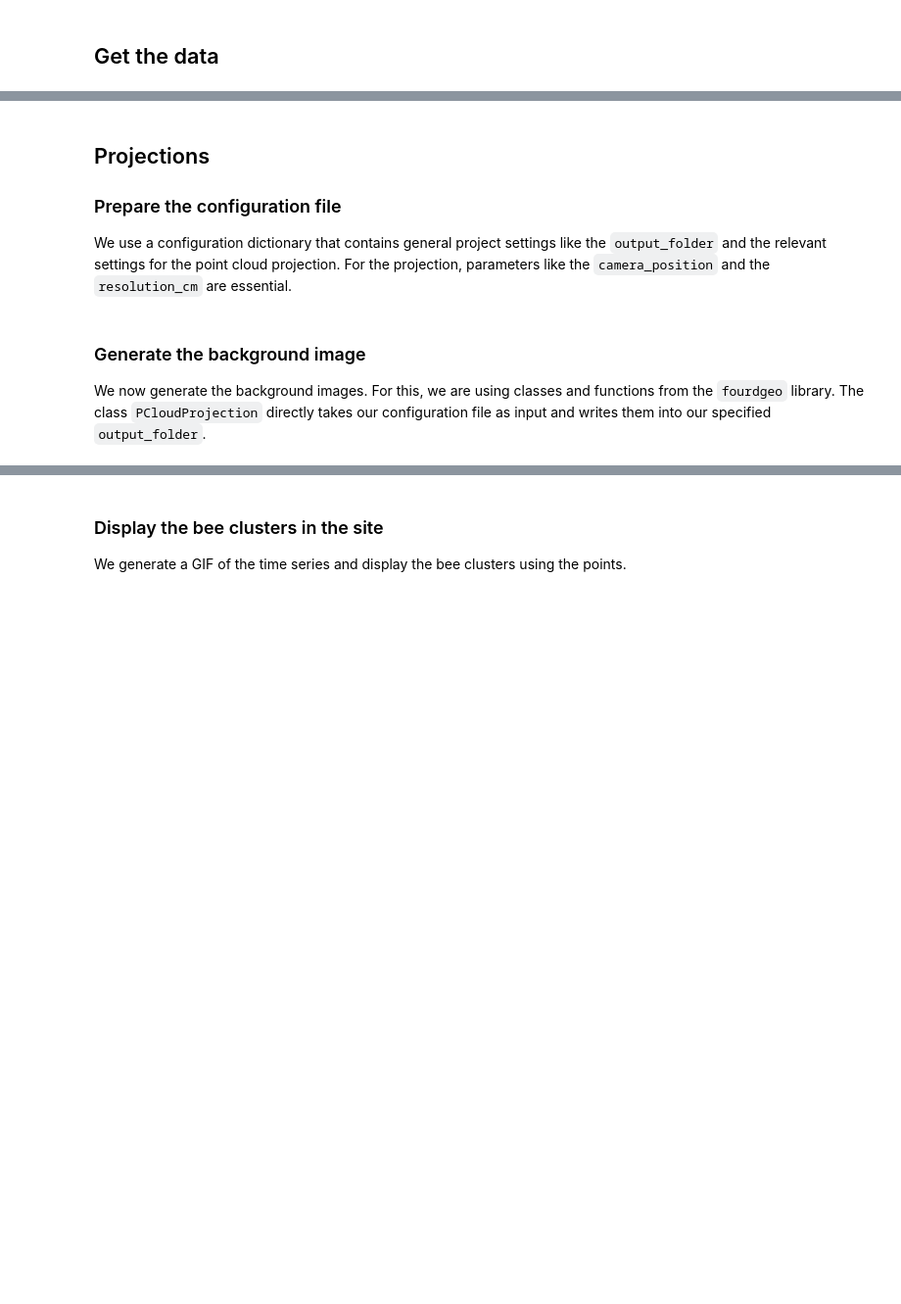
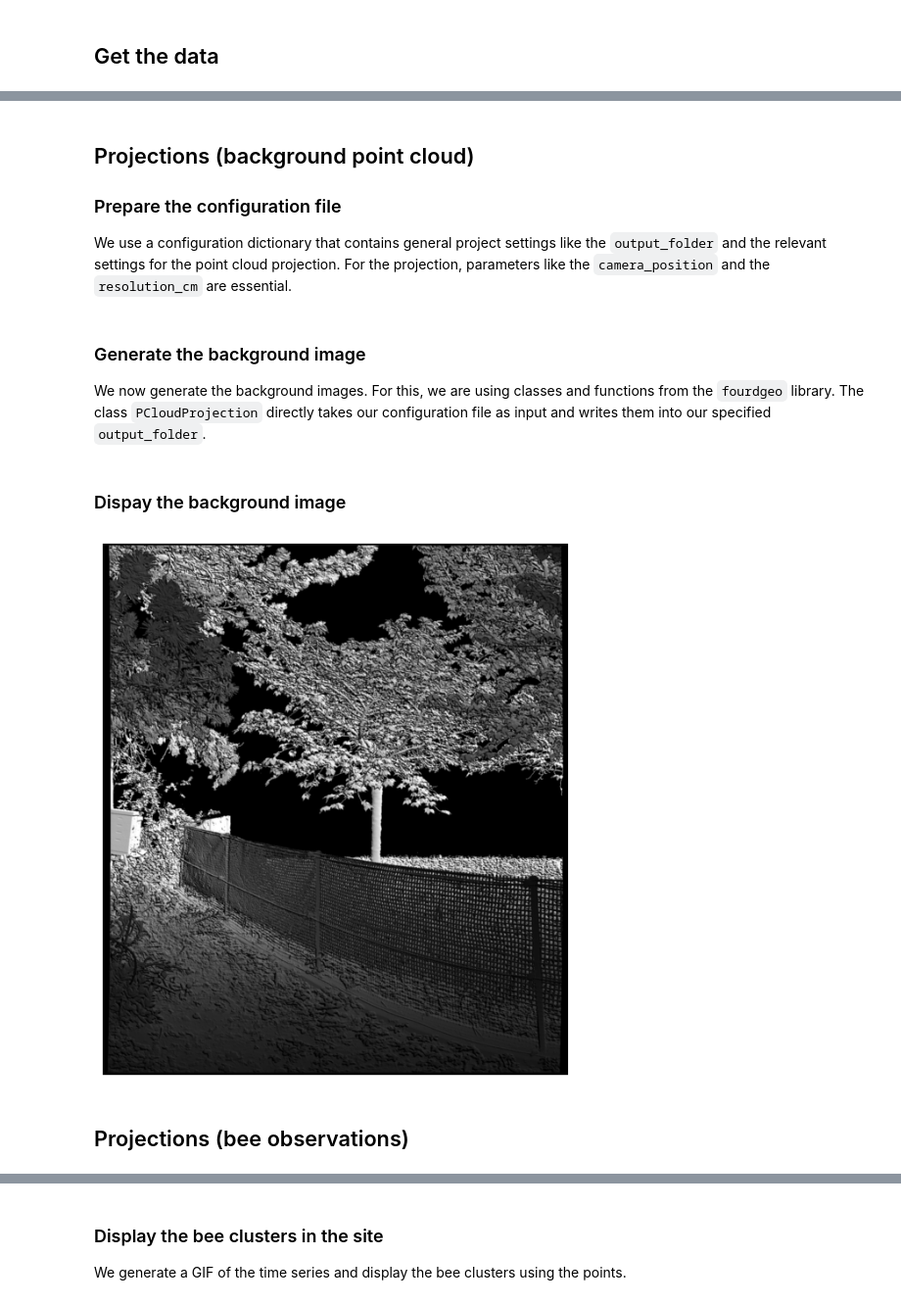
Before and after one commit to 3dgeo-heidelberg/4DGeo, a Jupyter notebook: docs/beehive.ipynb, the cells around one changed output, grey strips where cells are left out. Shown at 98% size. Drawn from its saved outputs; the diff is of its cells as text; code cells hidden in the pictures; blank space fills up the shorter version.

Commit message:
Added beehive use case; Adapted projection.py file to handle points

```diff
--- a/docs/beehive.ipynb
+++ b/docs/beehive.ipynb
@@ -90,5 +96,5 @@ for enum, laz_path in enumerate(laz_paths):
 # %% [markdown]
-## Projections
+## Projections (background point cloud)
 ### Prepare the configuration file
 
 We use a configuration dictionary that contains general project settings like the `output_folder` and the relevant settings for the point cloud projection. For the projection, parameters like the `camera_position` and the `resolution_cm` are essential.
@@ -124,0 +163,15 @@ We now generate the background images. For this, we are using classes and functi
+# %% [markdown]
+### Dispay the background image
+# %%
+img_path = r"../docs/out/beehive/Beehive_RangeImage.tif"
+
+# Load and display TIFF image
+img = Image.open(img_path)
+plt.figure(figsize=(12, 8))
+plt.imshow(img)
+plt.axis('off')
+plt.show()
+# %% [output]
+[figure, added]
+# %% [markdown]
+## Projections (bee observations)
```
Also changed, not shown: parts of 11 cells of this notebook, 2 other files.
